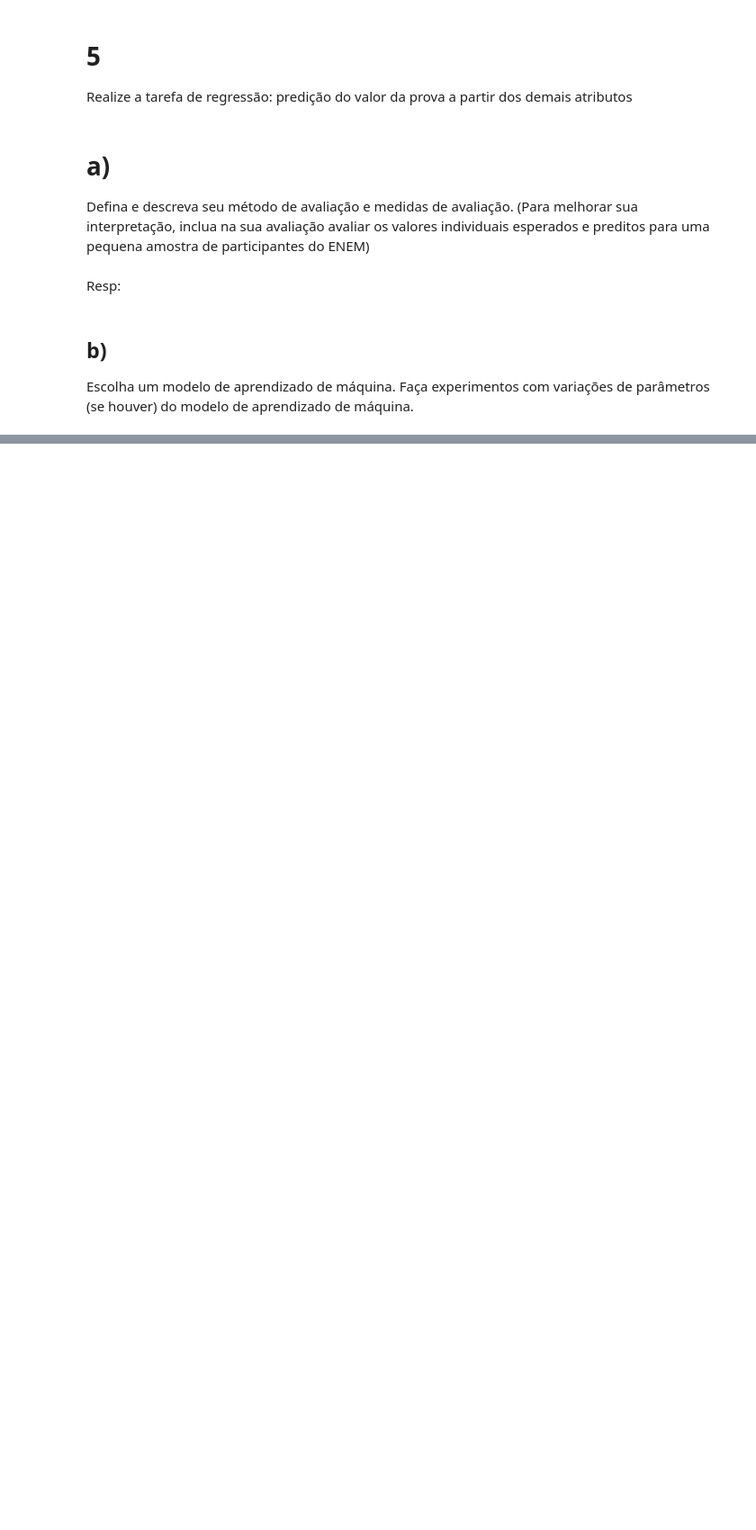
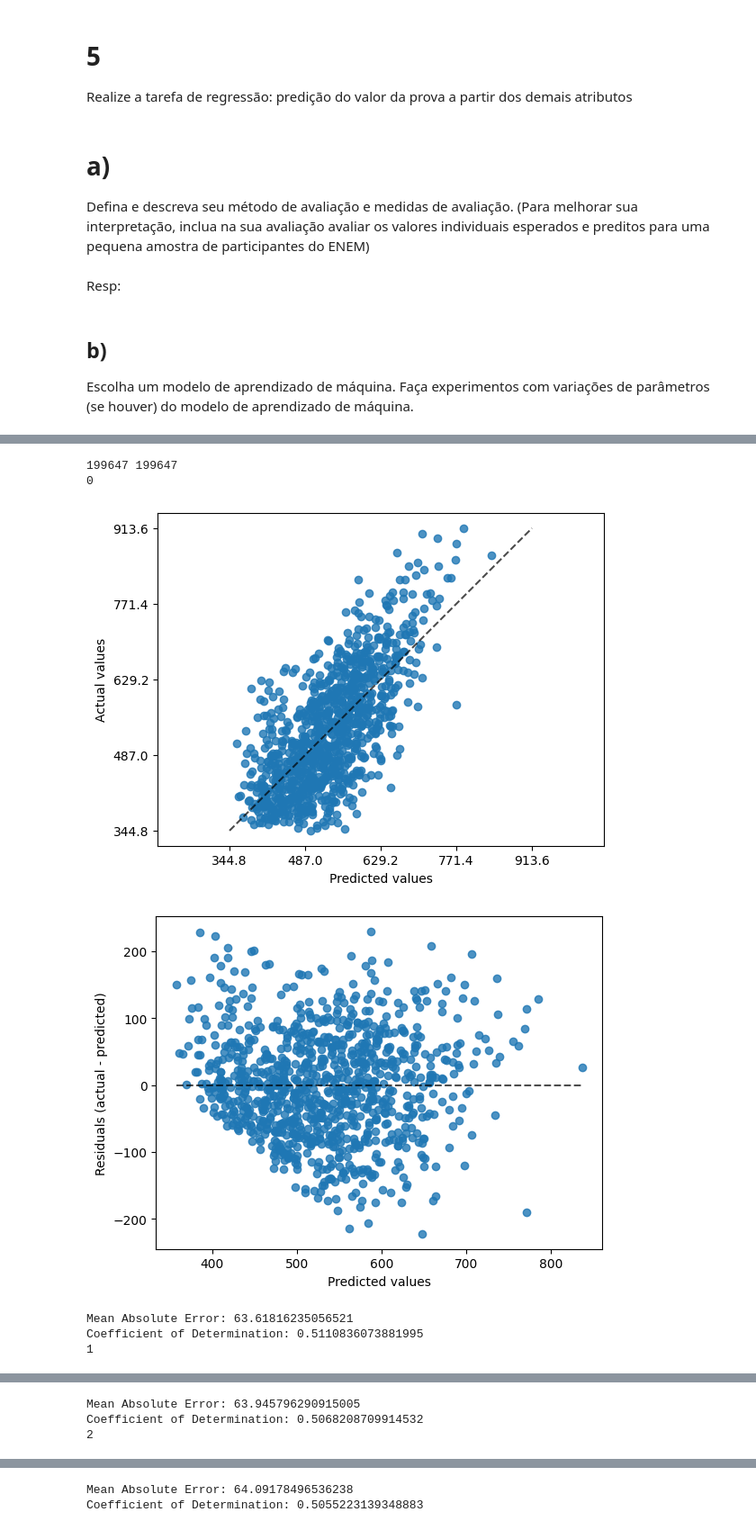
Before and after one commit to denielfer/Micro_dados_enem-2022, a Jupyter notebook: ML.ipynb, the cells around one changed output, grey strips where cells are left out. Shown at 90% size. Drawn from its saved outputs; the diff is of its cells as text; code cells hidden in the pictures; blank space fills up the shorter version.

```diff
--- a/ML.ipynb
+++ b/ML.ipynb
@@ -558,0 +594,21 @@ plt.show()
+# %%
+for a in range(len(colunas)):
+  print(f'removendo {colunas[a]}, fica: {colunas[:a]+colunas[a:]}')
+  X = get_db(colunas[:a]+colunas[a:], _db)
+  y = get_db(["NU_NOTA_MT"],_db)["NU_NOTA_MT"]
+  print(len(X),len(y))
+
+  k_fold = KFold(3, shuffle=True, random_state=5)
+
+  regressor = DecisionTreeRegressor(max_depth=7)
+
+  for k, (train, test) in enumerate(k_fold.split(X, y)):
+      print(k)
+      regressor.fit(X.iloc[train], y.iloc[train])
+      predicted = regressor.predict(X.iloc[test])
+      # display = PredictionErrorDisplay.from_predictions(y_true=y.iloc[test], y_pred=predicted, kind="actual_vs_predicted")
+      # display.plot()
+      # plt.show()
+      print('Mean Absolute Error:', metrics.mean_absolute_error(y.iloc[test], predicted))
+      print('Coefficient of Determination:', metrics.r2_score(y.iloc[test], predicted))
+  print('\n')
@@ -558,0 +637,32 @@ plt.show()
+# %%
+from sklearn.linear_model import LinearRegression
+
+
+X = get_db(colunas, _db)
+y = get_db(["NU_NOTA_MT"],_db)["NU_NOTA_MT"]
+print(len(X),len(y))
+
+k_fold = KFold(3, shuffle=True, random_state=5)
+
+regressor = LinearRegression()
+
+for k, (train, test) in enumerate(k_fold.split(X, y)):
+    print(k)
+    regressor.fit(X.iloc[train], y.iloc[train])
+    predicted = regressor.predict(X.iloc[test])
+    # display = PredictionErrorDisplay.from_predictions(y_true=y.iloc[test], y_pred=predicted, kind="actual_vs_predicted")
+    # display.plot()
+    # plt.show()
+    display = PredictionErrorDisplay.from_predictions(y_true=y.iloc[test], y_pred=predicted, kind="actual_vs_predicted")
+    display.plot()
+    plt.show()
+    print('Mean Absolute Error:', metrics.mean_absolute_error(y.iloc[test], predicted))
+    print('Coefficient of Determination:', metrics.r2_score(y.iloc[test], predicted))
+# %% [output]
+199647 199647
+0
+[figure, added]
+[figure, added]
+Mean Absolute Error: 63.61816235056521
+Coefficient of Determination: 0.5110836073881995
+1
@@ -558,0 +671,3 @@ plt.show()
+Mean Absolute Error: 63.945796290915005
+Coefficient of Determination: 0.5068208709914532
+2
@@ -559,3 +676,5 @@ plt.show()
+Mean Absolute Error: 64.09178496536238
+Coefficient of Determination: 0.5055223139348883
 # %%
 from sklearn import metrics
 
```
Also changed, not shown: parts of 12 cells of this notebook.
